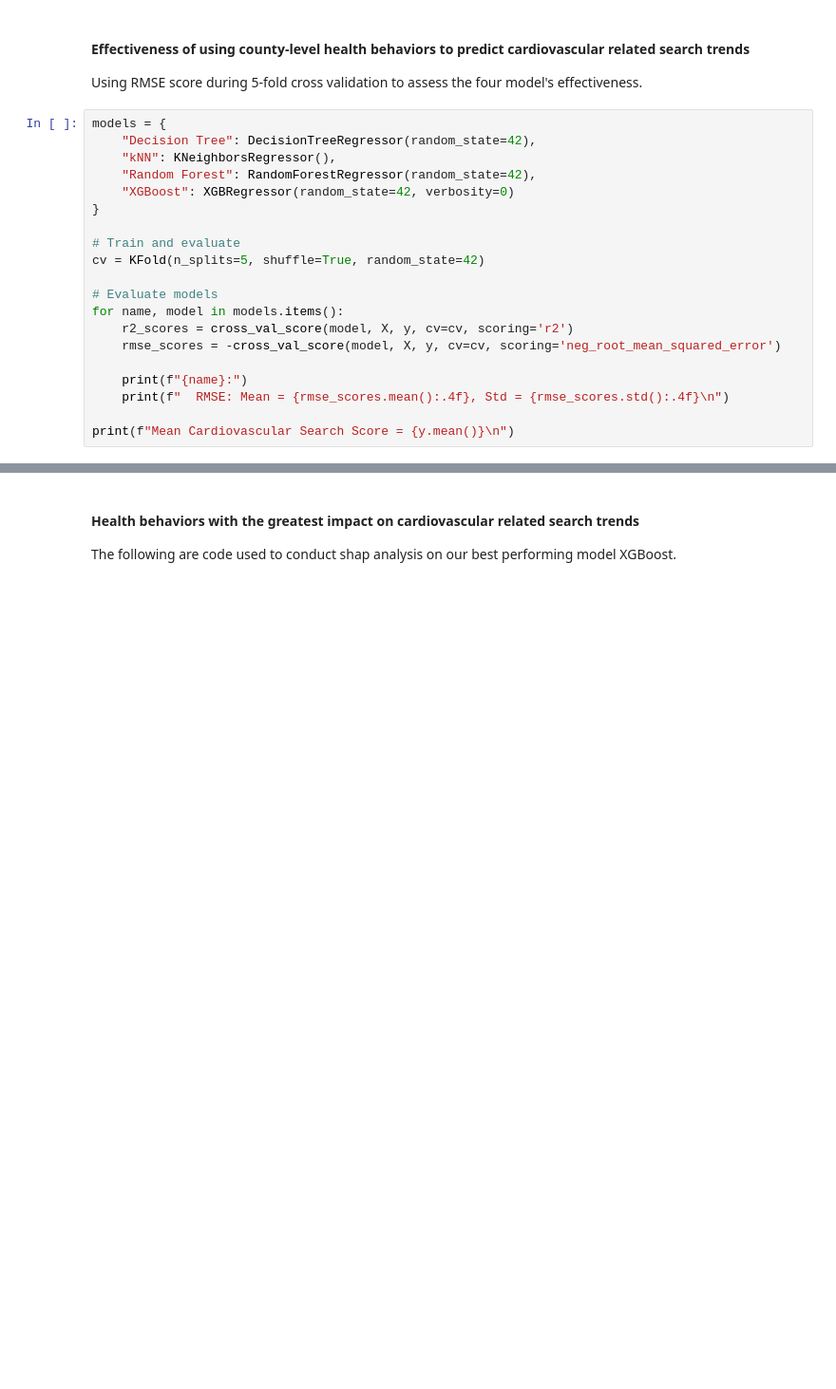
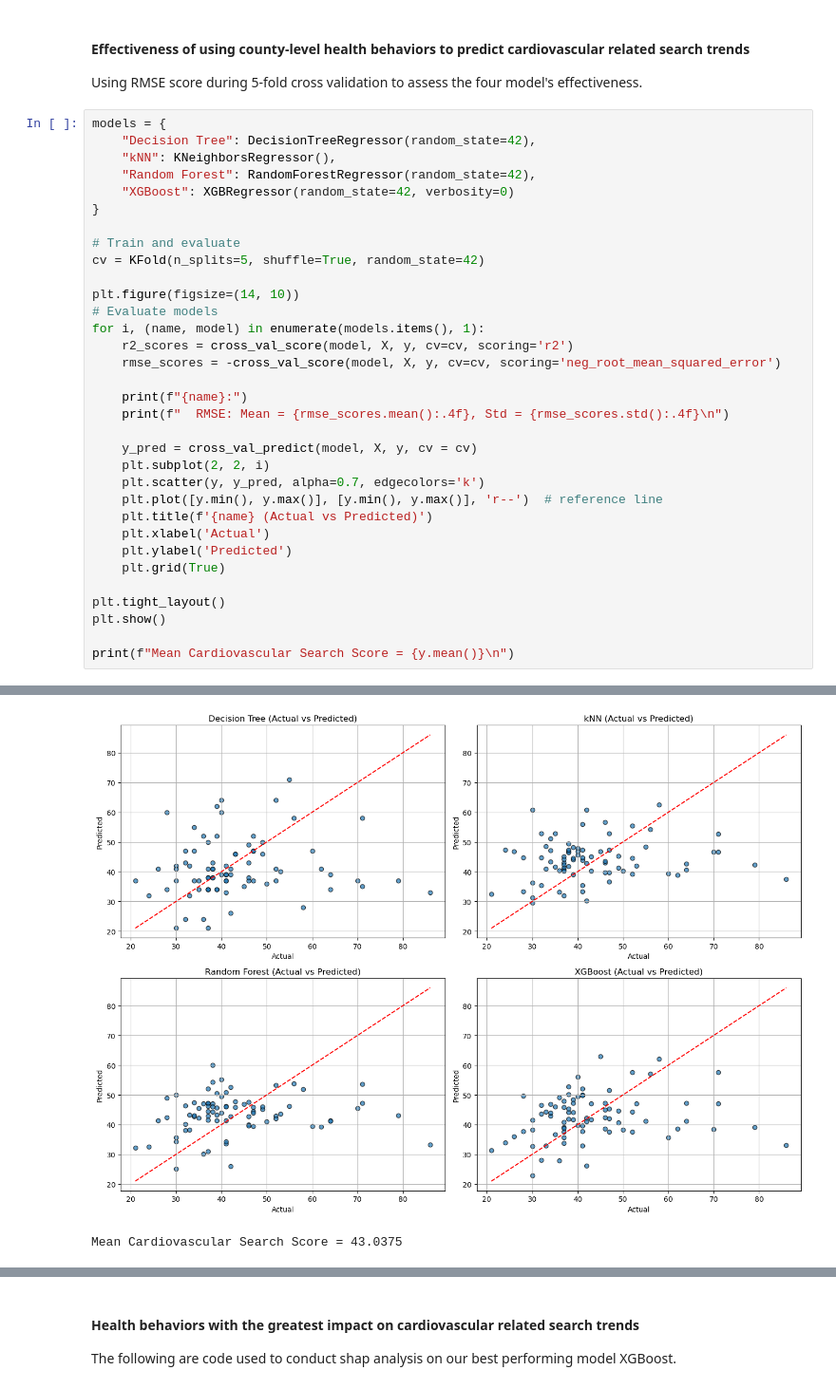
Before and after one commit to sidahuja1/CPSC368_Project, a Jupyter notebook: models.ipynb, the cells around one changed output, grey strips where cells are left out. Shown: that part at 95% size. Cells and saved outputs as stored; diff of their text form; blank space fills up the shorter version.

Commit message:
Models complete

```diff
--- a/models.ipynb
+++ b/models.ipynb
@@ -91,14 +107,27 @@ models = {
 # Train and evaluate
 cv = KFold(n_splits=5, shuffle=True, random_state=42)
 
+plt.figure(figsize=(14, 10))
 # Evaluate models
-for name, model in models.items():
+for i, (name, model) in enumerate(models.items(), 1):
     r2_scores = cross_val_score(model, X, y, cv=cv, scoring='r2')
     rmse_scores = -cross_val_score(model, X, y, cv=cv, scoring='neg_root_mean_squared_error')
 
     print(f"{name}:")
     print(f"  RMSE: Mean = {rmse_scores.mean():.4f}, Std = {rmse_scores.std():.4f}\n")
 
+    y_pred = cross_val_predict(model, X, y, cv = cv)
+    plt.subplot(2, 2, i)
+    plt.scatter(y, y_pred, alpha=0.7, edgecolors='k')
+    plt.plot([y.min(), y.max()], [y.min(), y.max()], 'r--')  # reference line
+    plt.title(f'{name} (Actual vs Predicted)')
+    plt.xlabel('Actual')
+    plt.ylabel('Predicted')
+    plt.grid(True)
+
+plt.tight_layout()
+plt.show()
+
 print(f"Mean Cardiovascular Search Score = {y.mean()}\n")
 # %% [output]
 Decision Tree:
@@ -121 +144,3 @@ Mean Cardiovascular Search Score = 43.0375
+[figure, added]
+Mean Cardiovascular Search Score = 43.0375
 # %% [markdown]
```
Also changed, not shown: parts of 13 cells of this notebook, 1 other file.
